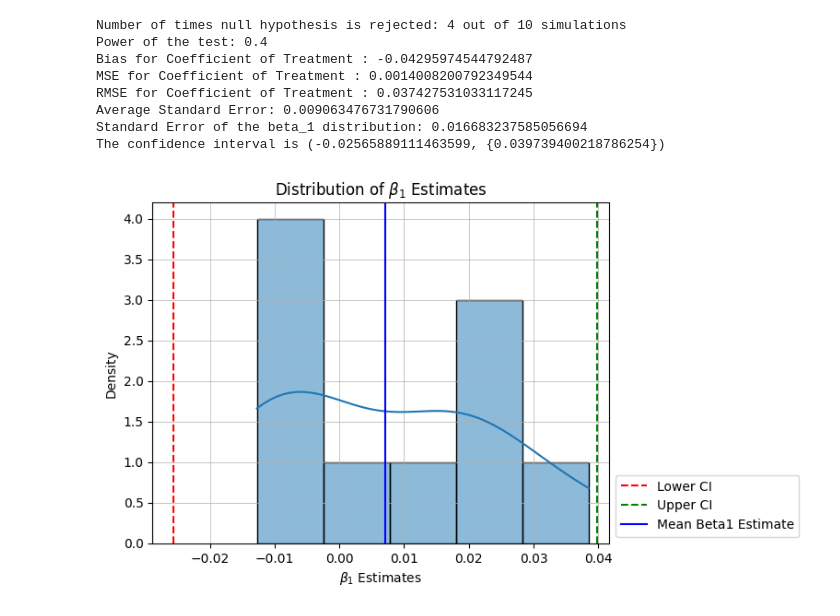
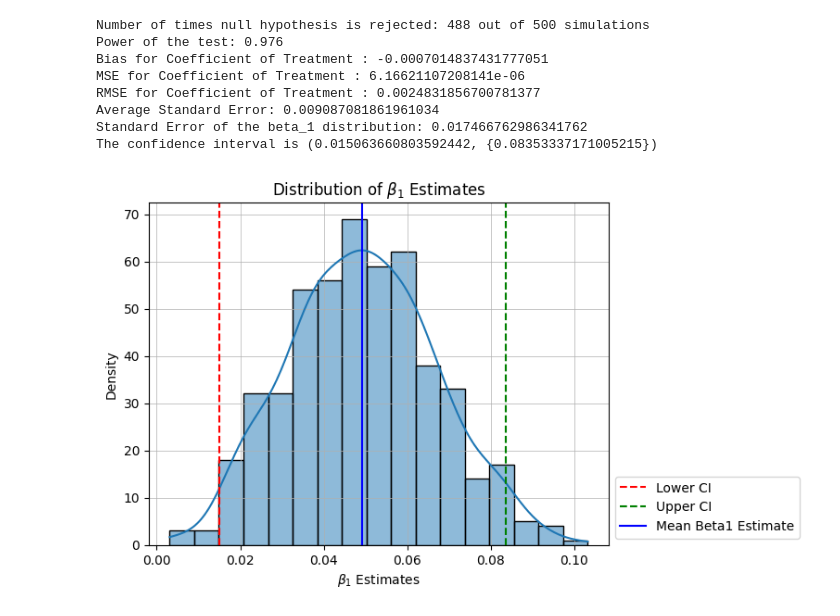
Before and after one commit to Palit2308/Difference-in-Difference-Estimation, a Jupyter notebook: CPS DATA/Power/OLS.ipynb, the cells around one changed output. Drawn from its saved outputs; the diff is of its cells as text; code cells hidden in the pictures.

```diff
--- a/CPS DATA/Power/OLS.ipynb
+++ b/CPS DATA/Power/OLS.ipynb
@@ -57,7 +57,7 @@ import seaborn as sns
 
 
 alpha = 0.05  # Significance level
-num_simulations = 10
+num_simulations = 500
 
 
 reject_count = 0  # Counter for the number of rejections
@@ -167,39 +167,39 @@ confidence_interval = (
 
 
 print(f"Number of times null hypothesis is rejected: {reject_count} out of {num_simulations} simulations")
 print(f"Power of the test: {power}")
 print(f"Bias for Coefficient of Treatment : {bias}")
 print(f"MSE for Coefficient of Treatment : {mse}")
 print(f"RMSE for Coefficient of Treatment : {rmse}")
 print(f"Average Standard Error: {average_standard_error}")
 print(f"Standard Error of the beta_1 distribution: {std_error_beta_distribution}")
 print(f'The confidence interval is {confidence_interval[0] , {confidence_interval[1]}}')
 
 sns.histplot(beta1_estimates, kde = True)
 plt.xlabel(r'$\beta_1$ Estimates')  # Using LaTeX for beta_1
 plt.ylabel('Density')
 plt.title(r'Distribution of $\beta_1$ Estimates')
 
 
 mean_beta1_estimate = np.mean(beta1_estimates) # Calculating mean of beta1 estimates for marking on plot
 
 # Adding vertical lines for the confidence interval and the mean beta1 estimate
 
 plt.axvline(x=confidence_interval[0], color='red', linestyle='--', label='Lower CI')
 plt.axvline(x=confidence_interval[1], color='green', linestyle='--', label='Upper CI')
 plt.axvline(x=mean_beta1_estimate, color='blue', linestyle='-', label='Mean Beta1 Estimate')
 
 plt.legend(loc='lower left', bbox_to_anchor=(1, 0))
 
 plt.grid(True, which='both', linestyle='-', linewidth=0.5)
 plt.show()
 # %% [output]
-Number of times null hypothesis is rejected: 4 out of 10 simulations
-Power of the test: 0.4
-Bias for Coefficient of Treatment : -0.04295974544792487
-MSE for Coefficient of Treatment : 0.0014008200792349544
-RMSE for Coefficient of Treatment : 0.037427531033117245
-Average Standard Error: 0.009063476731790606
-Standard Error of the beta_1 distribution: 0.016683237585056694
-The confidence interval is (-0.02565889111463599, {0.039739400218786254})
+Number of times null hypothesis is rejected: 488 out of 500 simulations
+Power of the test: 0.976
+Bias for Coefficient of Treatment : -0.0007014837431777051
+MSE for Coefficient of Treatment : 6.16621107208141e-06
+RMSE for Coefficient of Treatment : 0.0024831856700781377
+Average Standard Error: 0.009087081861961034
+Standard Error of the beta_1 distribution: 0.017466762986341762
+The confidence interval is (0.015063660803592442, {0.08353337171005215})
-[figure, old version]
+[figure, new version]
```
Also changed, not shown: 4 other files.
